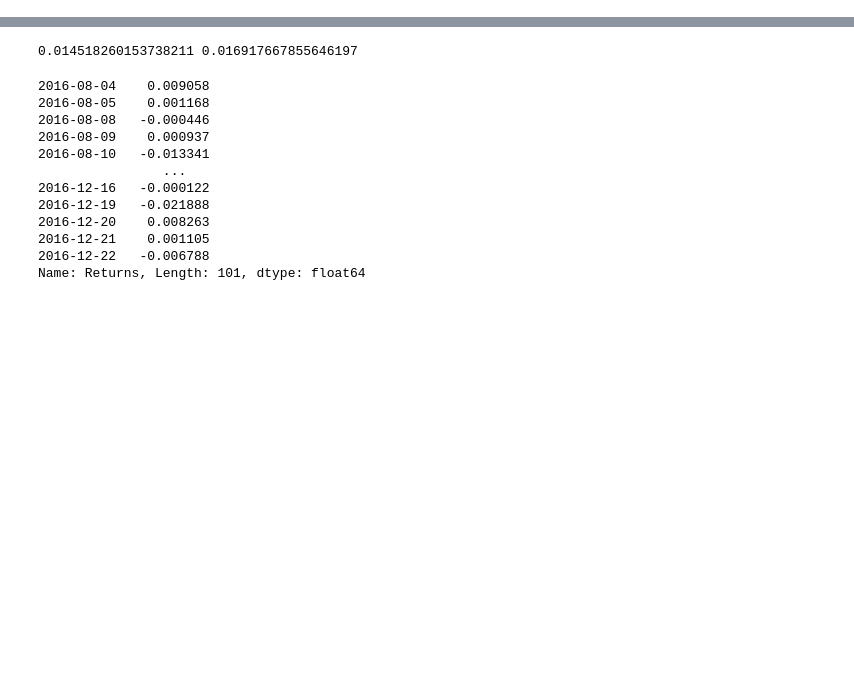
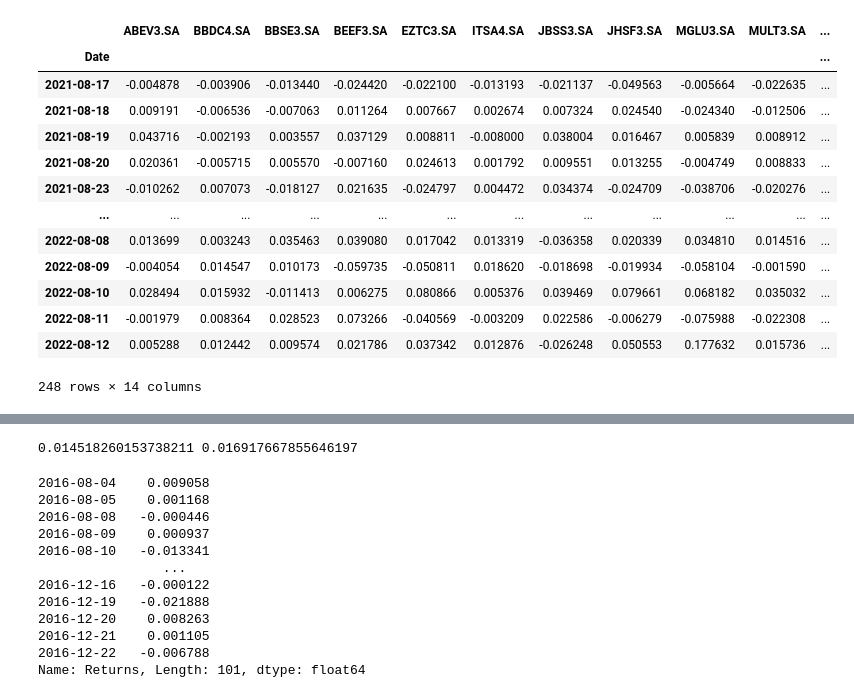
Before and after one commit to gabrielsabinocastro/financialstrategies, a Jupyter notebook: tests.ipynb, the cells around one changed output, grey strips where cells are left out. Saved outputs shown, nothing was run; the diff lists cells and outputs as text; code cells hidden in the pictures; blank space fills up the shorter version.

```diff
--- a/tests.ipynb
+++ b/tests.ipynb
@@ -295,0 +81,17 @@ qt.ewmaVol(trataDados, 249)
+# %%
+vetorialDReturns
+# %% [output]
+|  | ABEV3.SA | BBDC4.SA | BBSE3.SA | BEEF3.SA | EZTC3.SA | ITSA4.SA | JBSS3.SA | JHSF3.SA | MGLU3.SA | MULT3.SA | ... |
+| Date |  |  |  |  |  |  |  |  |  |  | ... |
+| 2021-08-17 | -0.004878 | -0.003906 | -0.013440 | -0.024420 | -0.022100 | -0.013193 | -0.021137 | -0.049563 | -0.005664 | -0.022635 | ... |
+| 2021-08-18 | 0.009191 | -0.006536 | -0.007063 | 0.011264 | 0.007667 | 0.002674 | 0.007324 | 0.024540 | -0.024340 | -0.012506 | ... |
+| 2021-08-19 | 0.043716 | -0.002193 | 0.003557 | 0.037129 | 0.008811 | -0.008000 | 0.038004 | 0.016467 | 0.005839 | 0.008912 | ... |
+| 2021-08-20 | 0.020361 | -0.005715 | 0.005570 | -0.007160 | 0.024613 | 0.001792 | 0.009551 | 0.013255 | -0.004749 | 0.008833 | ... |
+| 2021-08-23 | -0.010262 | 0.007073 | -0.018127 | 0.021635 | -0.024797 | 0.004472 | 0.034374 | -0.024709 | -0.038706 | -0.020276 | ... |
+| ... | ... | ... | ... | ... | ... | ... | ... | ... | ... | ... | ... |
+| 2022-08-08 | 0.013699 | 0.003243 | 0.035463 | 0.039080 | 0.017042 | 0.013319 | -0.036358 | 0.020339 | 0.034810 | 0.014516 | ... |
+| 2022-08-09 | -0.004054 | 0.014547 | 0.010173 | -0.059735 | -0.050811 | 0.018620 | -0.018698 | -0.019934 | -0.058104 | -0.001590 | ... |
+| 2022-08-10 | 0.028494 | 0.015932 | -0.011413 | 0.006275 | 0.080866 | 0.005376 | 0.039469 | 0.079661 | 0.068182 | 0.035032 | ... |
+| 2022-08-11 | -0.001979 | 0.008364 | 0.028523 | 0.073266 | -0.040569 | -0.003209 | 0.022586 | -0.006279 | -0.075988 | -0.022308 | ... |
+| 2022-08-12 | 0.005288 | 0.012442 | 0.009574 | 0.021786 | 0.037342 | 0.012876 | -0.026248 | 0.050553 | 0.177632 | 0.015736 | ... |
+248 rows × 14 columns
```
Also changed, not shown: parts of 48 cells of this notebook, 2 other files.
